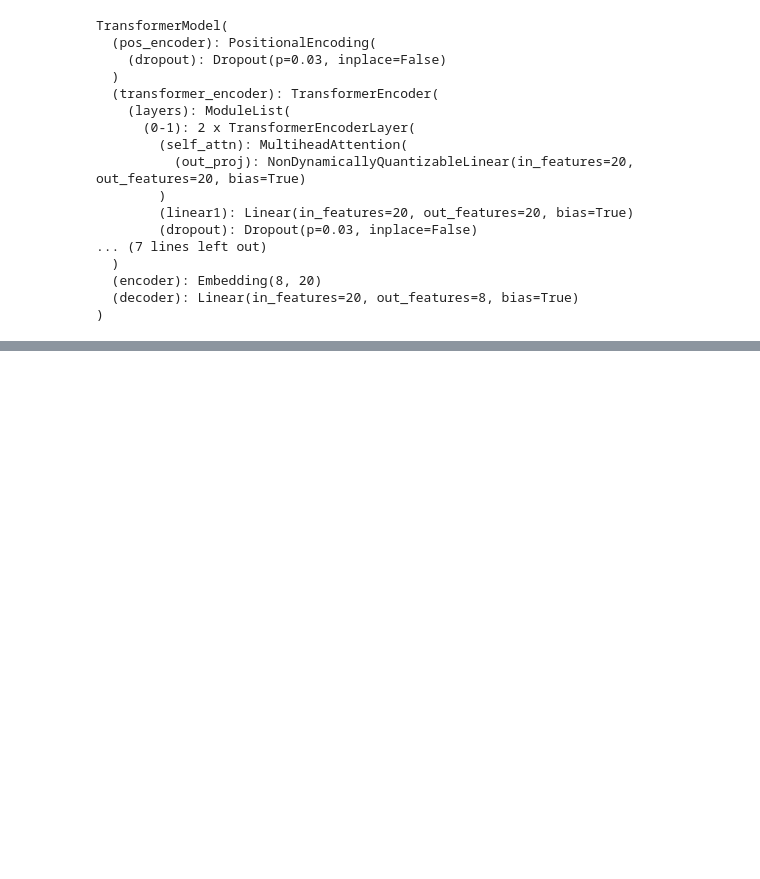
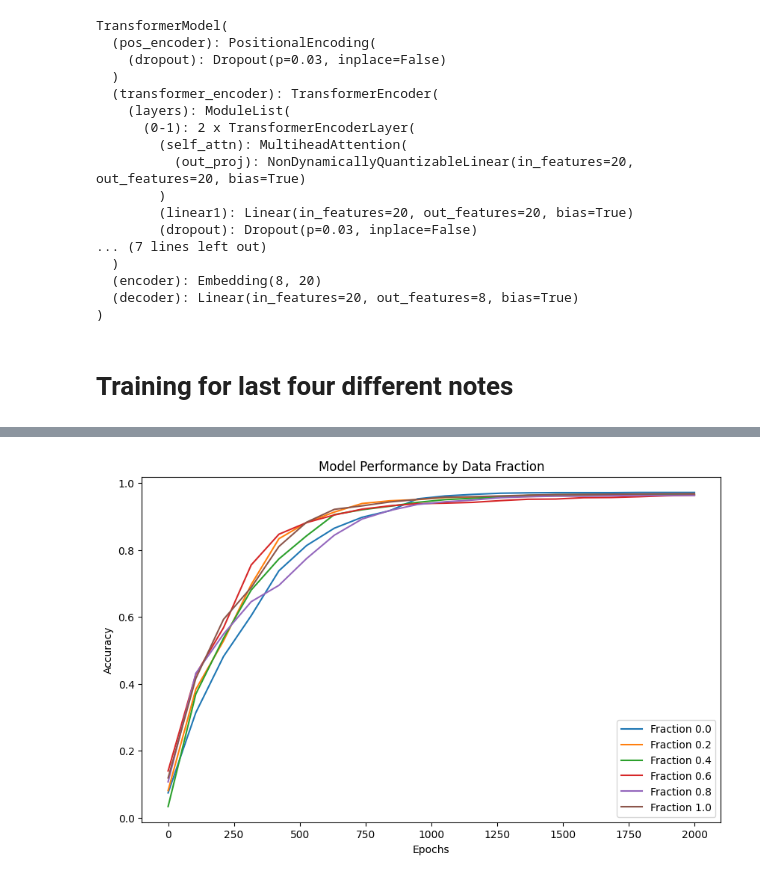
Before and after one commit to balajiVijayaraj7/Code-Mixed_Reality, a Jupyter notebook: overlap_contradiction.ipynb, the cells around one changed output, grey strips where cells are left out. Saved outputs shown, nothing was run; the diff lists cells and outputs as text; code cells hidden in the pictures; blank space fills up the shorter version.

Commit message:
overlap and contracdiction added

```diff
--- a/overlap_contradiction.ipynb
+++ b/overlap_contradiction.ipynb
@@ -196,3 +150,5 @@ def test(model, source, target):
 
     accuracy = correct / total  # Calculate the accuracy
     return accuracy
+# %% [markdown]
+# Training for last four different notes
@@ -198,0 +201,76 @@ def test(model, source, target):
+# %%
+# four notes
+
+# Initialize parameters for the model and environment setup
+ntokens = 9  # Size of vocabulary
+emsize = 8  # Embedding dimension
+nhead = 2  # Number of heads in the nn.MultiheadAttention
+d_hid = 8  # Dimension of the feedforward network model in nn.TransformerEncoder
+nlayers = 2  # Number of nn.TransformerEncoderLayer
+dropout = 0.03  # Dropout probability
+learning_rate = 1e-3
+num_epochs = 2000
+fractions = np.arange(0, 101, 20) / 100
+model_dir = "overlap transformers four notes"
+os.makedirs(model_dir, exist_ok=True)
+
+source, target = getTrainingData(songStrings, 2)  # Assume this function is properly defined
+
+# Dictionary to store accuracy lists for each fraction
+fraction_accuracies = {}
+
+for fraction in fractions:
+    model = TransformerModel(ntokens, emsize, nhead, d_hid, nlayers, dropout)
+
+    W = []  # Reset W for each fraction
+    model.train()  # Set the model to training mode
+    criterion = nn.CrossEntropyLoss()
+    optimizer = torch.optim.Adam(model.parameters(), lr=learning_rate)
+
+    input_list, output_list = split_and_shuffle_data_randomly_based_on_fraction(source, target, fraction)
+
+    # Training loop
+    for epoch in range(num_epochs):
+        total_loss = 0
+
+        optimizer.zero_grad()  # Clear the gradients
+
+        source_tensor = torch.tensor(input_list, dtype=torch.long)
+        target_tensor = torch.tensor(output_list, dtype=torch.long)
+
+        src = source_tensor.transpose(0, 1)
+        tgt = target_tensor.transpose(0, 1)
+
+        output = model(src)
+
+        output_flat = output.view(-1, model.ntokens)
+        tgt_flat = tgt.reshape(-1)
+
+        loss = criterion(output_flat, tgt_flat)
+        loss.backward()
+        optimizer.step()
+
+        if epoch % 100 == 0:  # Record accuracy at specified interval
+            avg_loss = total_loss / src.size(1)
+            print(f'Epoch {epoch+1}, Loss: {avg_loss:.4f}')
+
+            acc = test(model, source_tensor, target_tensor)  # Assume this function returns accuracy
+            W.append(acc)
+
+    fraction_accuracies[fraction] = W  # Store accuracies for the current fraction
+
+    model_save_path = os.path.join(model_dir, f'model_at_fraction_{fraction:.2f}.pt')
+    torch.save(model.state_dict(), model_save_path)
+
+# Plot all accuracies in the same plot
+plt.figure(figsize=(10, 6))
+for fraction, accuracies in fraction_accuracies.items():
+    epochs = np.linspace(0, num_epochs, len(accuracies))  # Assuming accuracies are recorded evenly throughout training
+    plt.plot(epochs, accuracies, label=f'Fraction {fraction}')
+
+plt.xlabel('Epochs')
+plt.ylabel('Accuracy')
+plt.title('Model Performance by Data Fraction')
+plt.legend()
+plt.show()
+# %% [output]
@@ -198,0 +313 @@ def test(model, source, target):
+[figure, added]
```
Also changed, not shown: parts of 17 cells of this notebook, 18 other files.
